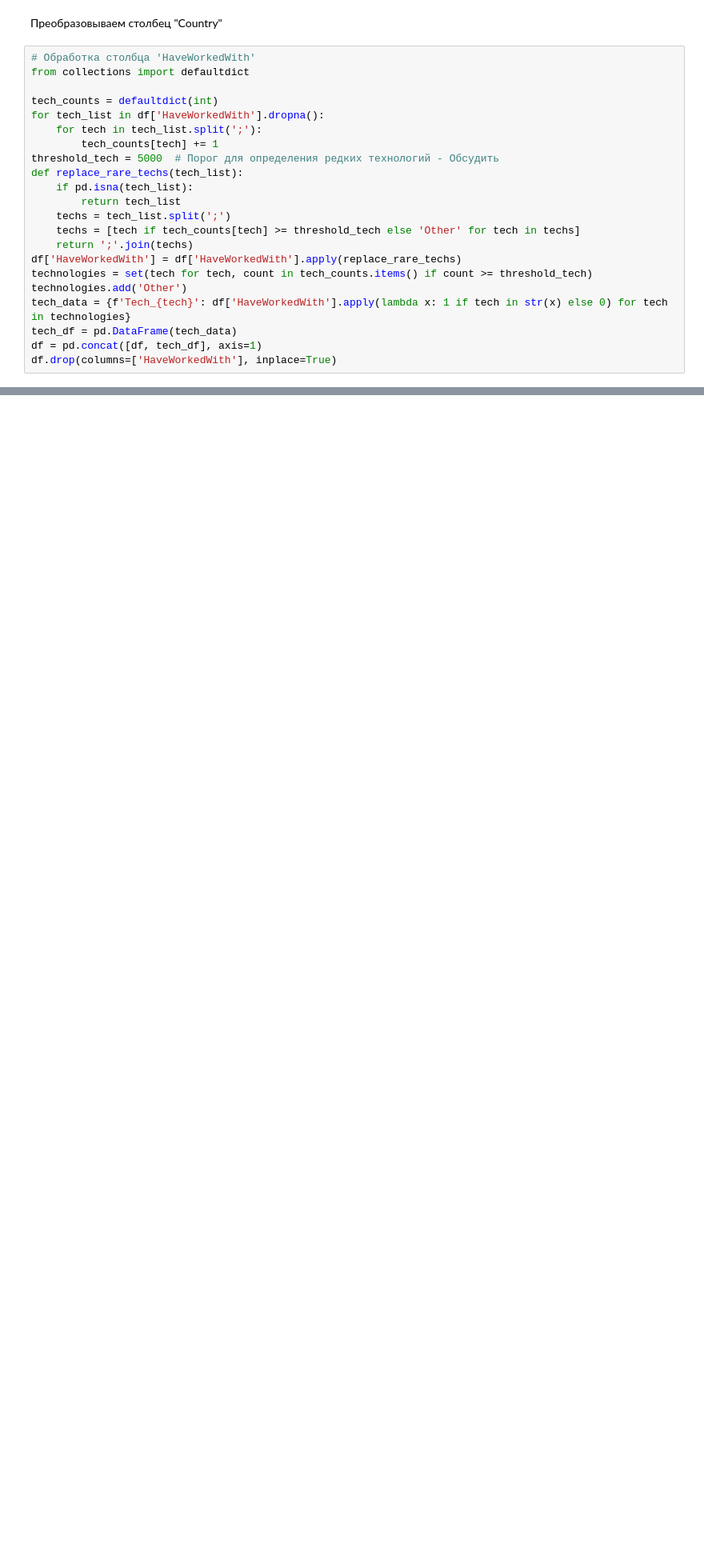
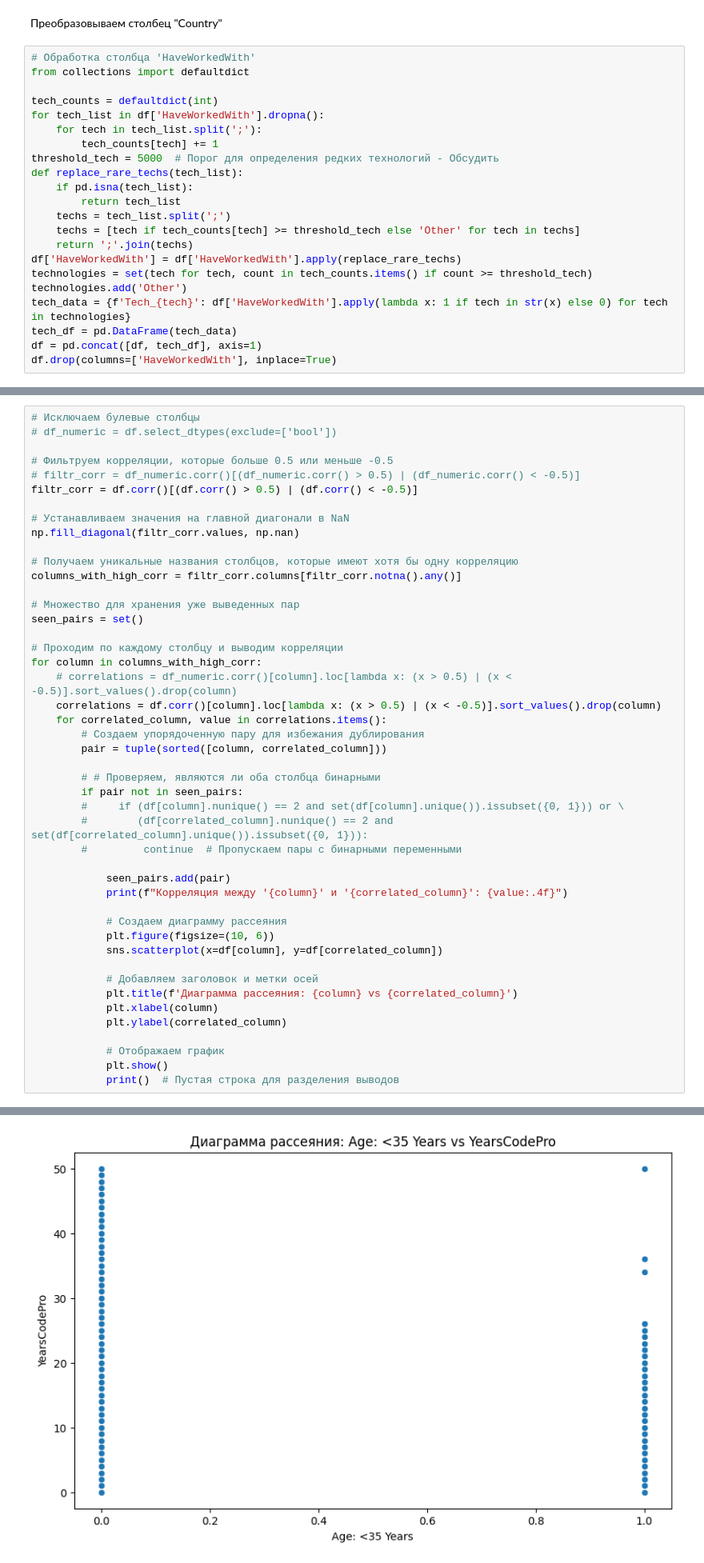
Before and after one commit to Den9p/MO_2, a Jupyter notebook: Кувшанов,_Поляруш,_Чепак_ТюмГУ_МО2_ДЗ_1.ipynb, the cells around one changed output, grey strips where cells are left out. Shown at 80% size. Drawn from its saved outputs; the diff is of its cells as text; blank space fills up the shorter version.

```diff
--- a/Кувшанов,_Поляруш,_Чепак_ТюмГУ_МО2_ДЗ_1.ipynb
+++ b/Кувшанов,_Поляруш,_Чепак_ТюмГУ_МО2_ДЗ_1.ipynb
@@ -362,0 +362,47 @@ PreviousSalary
+# %%
+# Исключаем булевые столбцы
+# df_numeric = df.select_dtypes(exclude=['bool'])
+
+# Фильтруем корреляции, которые больше 0.5 или меньше -0.5
+# filtr_corr = df_numeric.corr()[(df_numeric.corr() > 0.5) | (df_numeric.corr() < -0.5)]
+filtr_corr = df.corr()[(df.corr() > 0.5) | (df.corr() < -0.5)]
+
+# Устанавливаем значения на главной диагонали в NaN
+np.fill_diagonal(filtr_corr.values, np.nan)
+
+# Получаем уникальные названия столбцов, которые имеют хотя бы одну корреляцию
+columns_with_high_corr = filtr_corr.columns[filtr_corr.notna().any()]
+
+# Множество для хранения уже выведенных пар
+seen_pairs = set()
+
+# Проходим по каждому столбцу и выводим корреляции
+for column in columns_with_high_corr:
+    # correlations = df_numeric.corr()[column].loc[lambda x: (x > 0.5) | (x < -0.5)].sort_values().drop(column)
+    correlations = df.corr()[column].loc[lambda x: (x > 0.5) | (x < -0.5)].sort_values().drop(column)
+    for correlated_column, value in correlations.items():
+        # Создаем упорядоченную пару для избежания дублирования
+        pair = tuple(sorted([column, correlated_column]))
+
+        # # Проверяем, являются ли оба столбца бинарными
+        if pair not in seen_pairs:
+        #     if (df[column].nunique() == 2 and set(df[column].unique()).issubset({0, 1})) or \
+        #        (df[correlated_column].nunique() == 2 and set(df[correlated_column].unique()).issubset({0, 1})):
+        #         continue  # Пропускаем пары с бинарными переменными
+
+            seen_pairs.add(pair)
+            print(f"Корреляция между '{column}' и '{correlated_column}': {value:.4f}")
+
+            # Создаем диаграмму рассеяния
+            plt.figure(figsize=(10, 6))
+            sns.scatterplot(x=df[column], y=df[correlated_column])
+
+            # Добавляем заголовок и метки осей
+            plt.title(f'Диаграмма рассеяния: {column} vs {correlated_column}')
+            plt.xlabel(column)
+            plt.ylabel(correlated_column)
+
+            # Отображаем график
+            plt.show()
+            print()  # Пустая строка для разделения выводов
+# %% [output]
@@ -362,0 +410 @@ PreviousSalary
+[figure, added]
```
Also changed, not shown: parts of 18 cells of this notebook.
